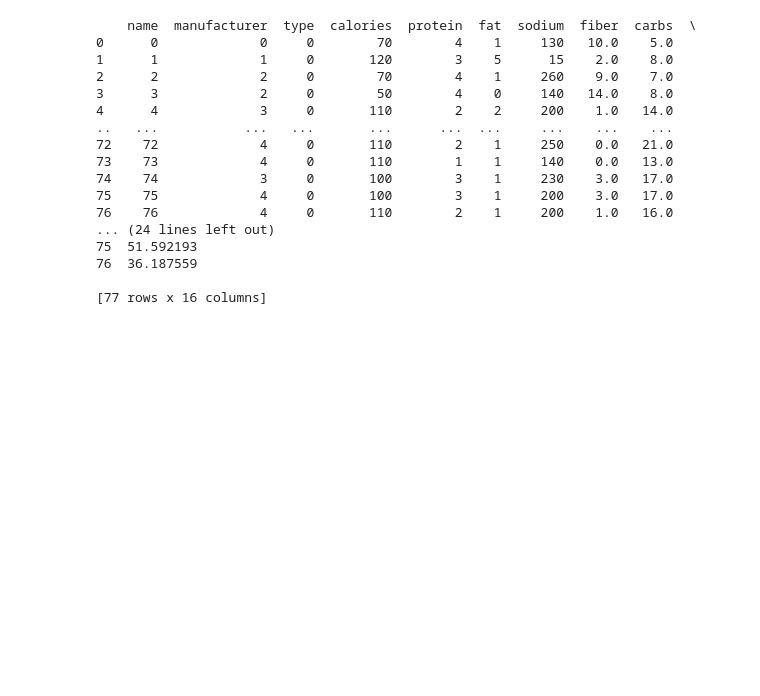
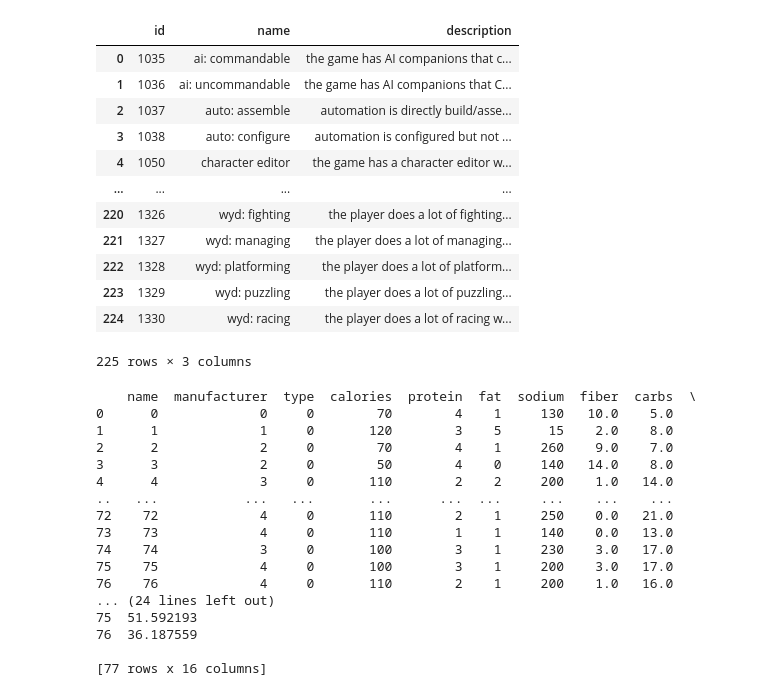
Before and after one commit to ArielMant0/anno-lens, a Jupyter notebook: data-processing/process.ipynb, the cells around one changed output. Saved outputs shown, nothing was run; the diff lists cells and outputs as text; code cells hidden in the pictures; blank space fills up the shorter version.

```diff
--- a/data-processing/process.ipynb
+++ b/data-processing/process.ipynb
@@ -48,3 +48,21 @@ df
+# %%
+dft = pd.read_json(Path("games.tags.json"))
+dft.to_csv(Path("../backend/data/games.tags.csv"), index=False)
+dft
+# %% [output]
+|  | id | name | description |
+| 0 | 1035 | ai: commandable | the game has AI companions that c... |
+| 1 | 1036 | ai: uncommandable | the game has AI companions that C... |
+| 2 | 1037 | auto: assemble | automation is directly build/asse... |
+| 3 | 1038 | auto: configure | automation is configured but not ... |
+| 4 | 1050 | character editor | the game has a character editor w... |
+| ... | ... | ... | ... |
+| 220 | 1326 | wyd: fighting | the player does a lot of fighting... |
+| 221 | 1327 | wyd: managing | the player does a lot of managing... |
+| 222 | 1328 | wyd: platforming | the player does a lot of platform... |
+| 223 | 1329 | wyd: puzzling | the player does a lot of puzzling... |
+| 224 | 1330 | wyd: racing | the player does a lot of racing w... |
+225 rows × 3 columns
 # %%
 def project(df):
     tsne = TSNE(n_components=2, perplexity=float(max(10.0, min(50.0, df.shape[0] / 5))))
```
Also changed, not shown: parts of 2 cells of this notebook, 13 other files.
